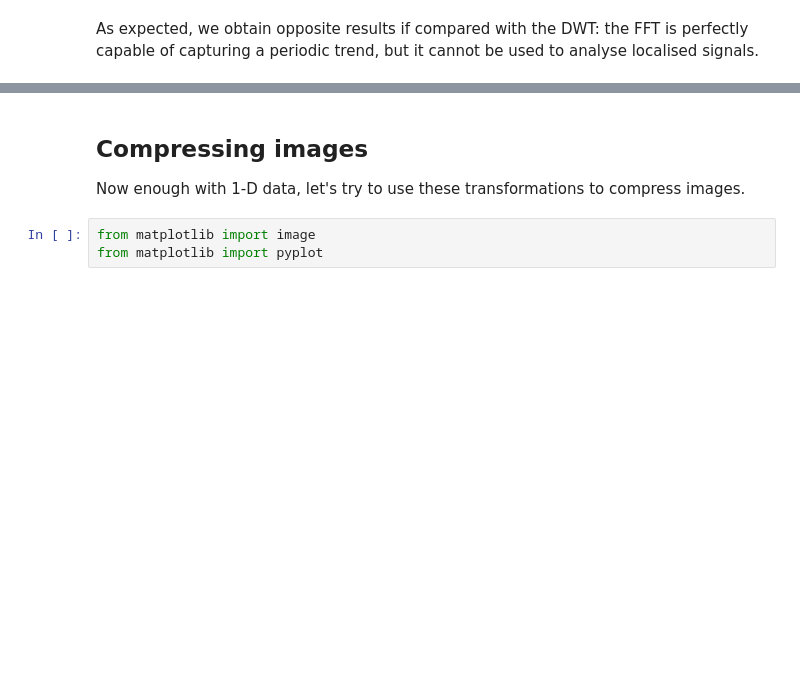
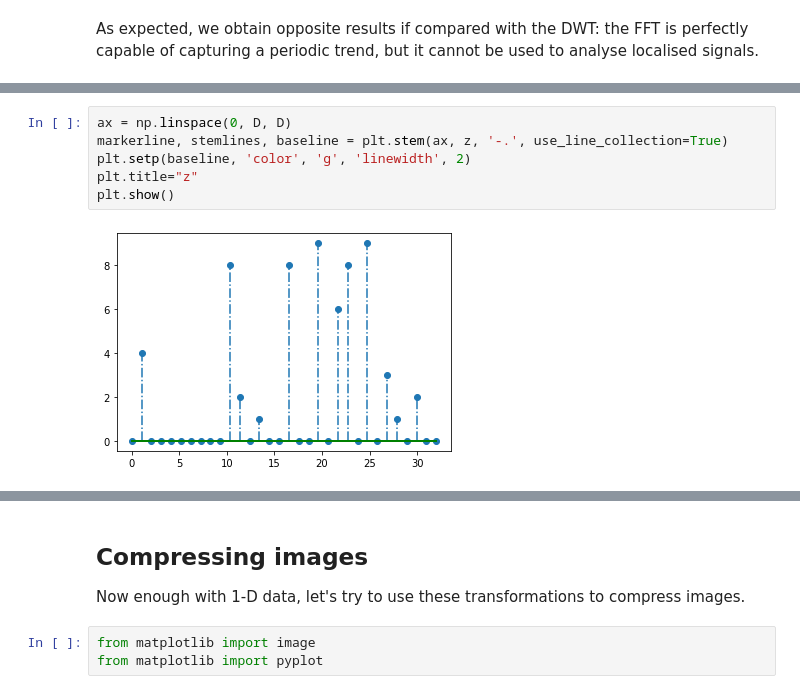
Before and after one commit to GiuliaLanzillotta/My-ML-exercises, a Jupyter notebook: Signal_processing.ipynb, the cells around one changed output, grey strips where cells are left out. Cells and saved outputs as stored; diff of their text form; blank space fills up the shorter version.

```diff
--- a/Signal_processing.ipynb
+++ b/Signal_processing.ipynb
@@ -242,0 +296,8 @@ As expected, we obtain opposite results if compared with the DWT: the FFT is per
+# %%
+ax = np.linspace(0, D, D)
+markerline, stemlines, baseline = plt.stem(ax, z, '-.', use_line_collection=True)
+plt.setp(baseline, 'color', 'g', 'linewidth', 2)
+plt.title="z"
+plt.show()
+# %% [output]
+[figure, added]
```
Also changed, not shown: parts of 22 cells of this notebook.
